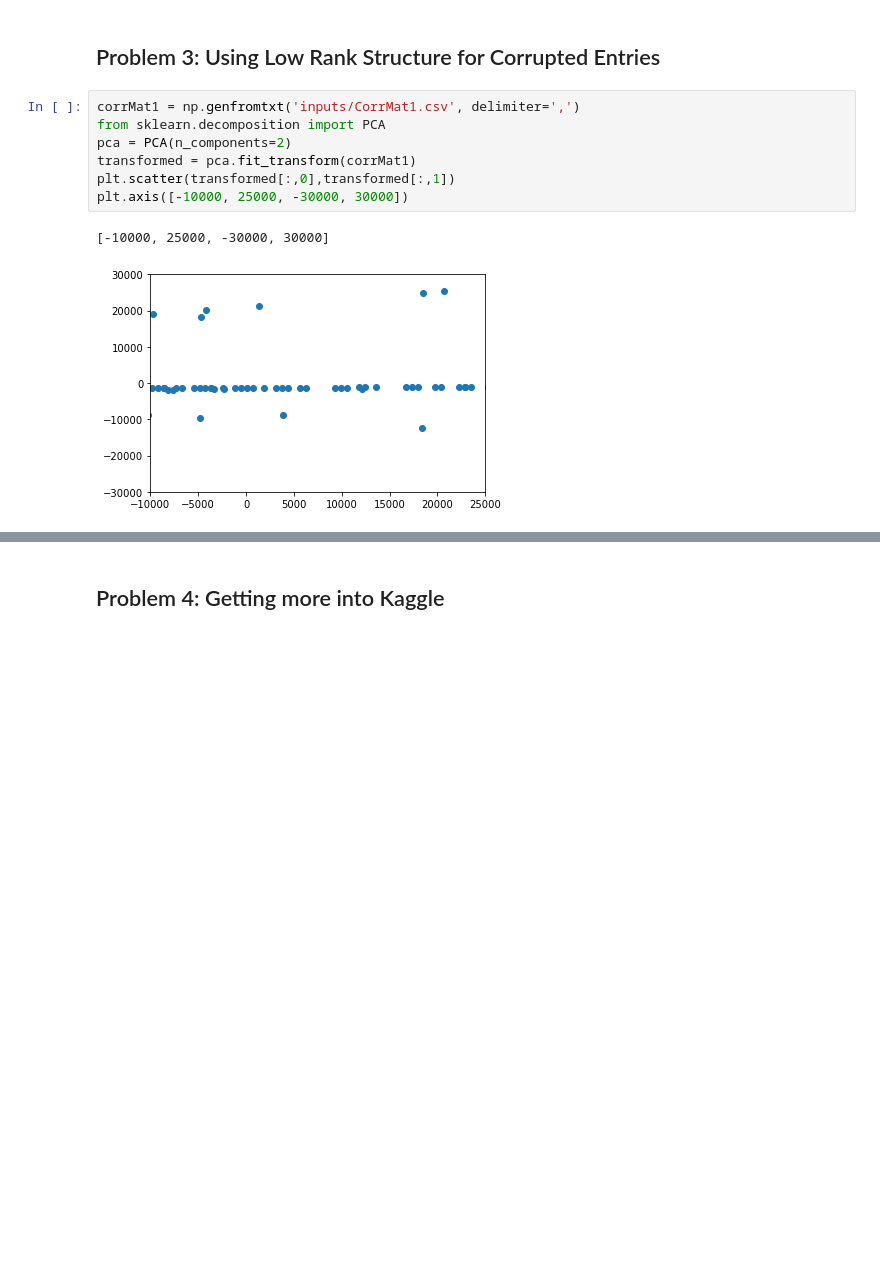
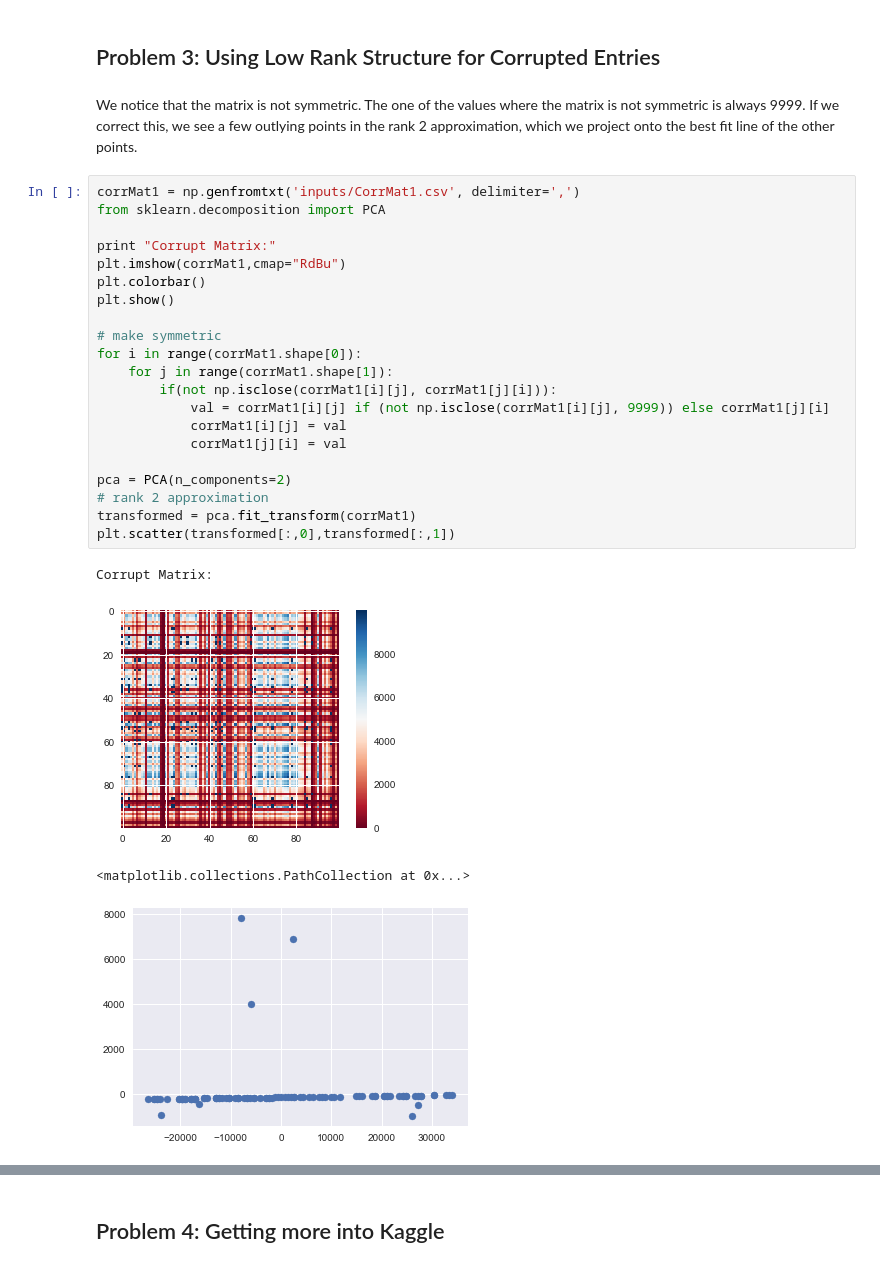
Before and after one commit to carolineeeyao/DSLAB, a Jupyter notebook: Lab4/Lab4.ipynb, the cells around one changed output, grey strips where cells are left out. Drawn from its saved outputs; the diff is of its cells as text; blank space fills up the shorter version.

```diff
--- a/Lab4/Lab4.ipynb
+++ b/Lab4/Lab4.ipynb
@@ -140,14 +142,32 @@ Rank = 10 : 642560 bits
 Original Image : 3859200 bits
 # %% [markdown]
 ## Problem 3: Using Low Rank Structure for Corrupted Entries
-# %%
-corrMat1 = np.genfromtxt('inputs/CorrMat1.csv', delimiter=',')
-from sklearn.decomposition import PCA
-pca = PCA(n_components=2)
-transformed = pca.fit_transform(corrMat1)
-plt.scatter(transformed[:,0],transformed[:,1])
-plt.axis([-10000, 25000, -30000, 30000])
-# %% [output]
-[-10000, 25000, -30000, 30000]
-[figure, removed]
+# %% [markdown]
+We notice that the matrix is not symmetric. The one of the values where the matrix is not symmetric is always 9999. If we correct this, we see a few outlying points in the rank 2 approximation, which we project onto the best fit line of the other points.
+# %%
+corrMat1 = np.genfromtxt('inputs/CorrMat1.csv', delimiter=',')
+from sklearn.decomposition import PCA
+
+print "Corrupt Matrix:"
+plt.imshow(corrMat1,cmap="RdBu")
+plt.colorbar()
+plt.show()
+
+# make symmetric
+for i in range(corrMat1.shape[0]):
+    for j in range(corrMat1.shape[1]):
+        if(not np.isclose(corrMat1[i][j], corrMat1[j][i])):
+            val = corrMat1[i][j] if (not np.isclose(corrMat1[i][j], 9999)) else corrMat1[j][i]
+            corrMat1[i][j] = val
+            corrMat1[j][i] = val
+
+pca = PCA(n_components=2)
+# rank 2 approximation
+transformed = pca.fit_transform(corrMat1)
+plt.scatter(transformed[:,0],transformed[:,1])
+# %% [output]
+Corrupt Matrix:
+[figure, added]
+<matplotlib.collections.PathCollection at 0x...>
+[figure, added]
 # %%
```
Also changed, not shown: parts of 54 cells of this notebook, 9 other files.
